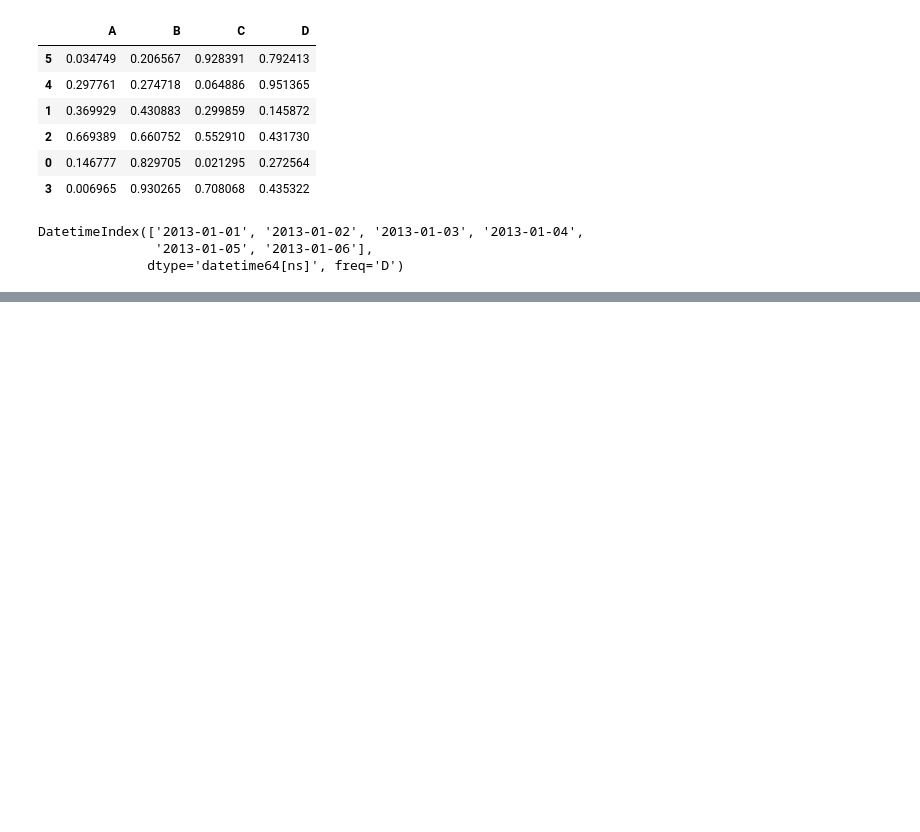
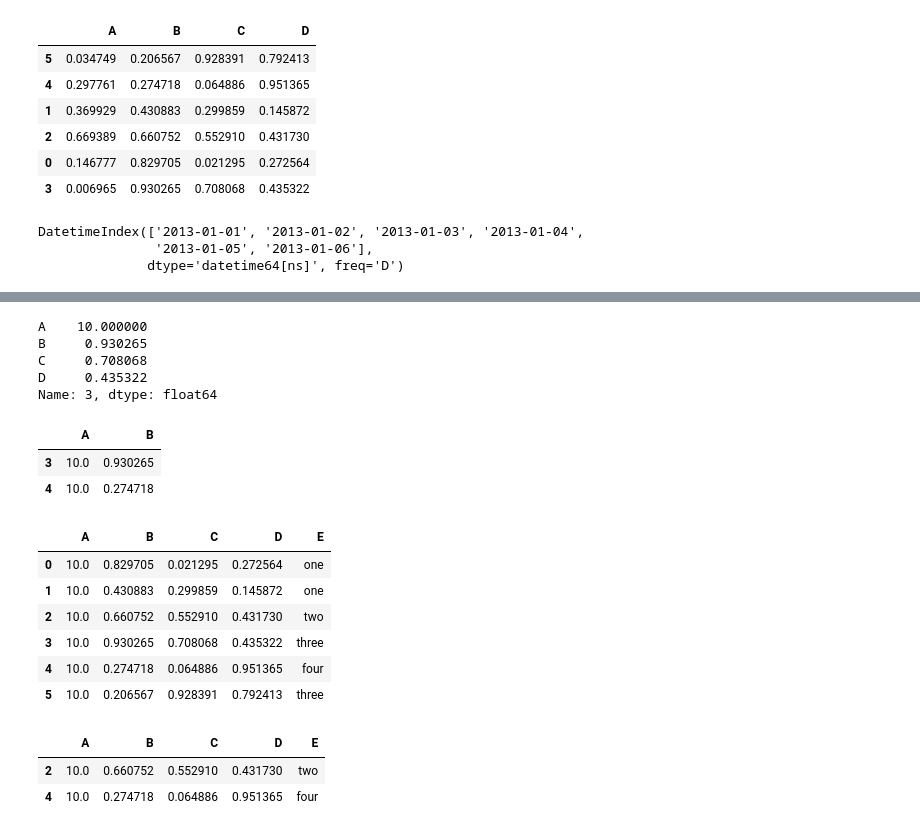
Before and after one commit to devika3370/deep-learning-notebook, a Jupyter notebook: pandas/practice.ipynb, the cells around one changed output, grey strips where cells are left out. Cells and saved outputs as stored; diff of their text form; code cells hidden in the pictures; blank space fills up the shorter version.

```diff
--- a/pandas/practice.ipynb
+++ b/pandas/practice.ipynb
@@ -142,0 +198,4 @@ DatetimeIndex(['2013-01-01', '2013-01-02', '2013-01-03', '2013-01-04',
+# %%
+# we can also set values
+df.loc[:, ["A"]] = 10
+df
@@ -142,0 +210,34 @@ DatetimeIndex(['2013-01-01', '2013-01-02', '2013-01-03', '2013-01-04',
+# %%
+# we can select by position instead of label
+# index starts at 0 so fourth row is
+df.iloc[3]
+# %% [output]
+A    10.000000
+B     0.930265
+C     0.708068
+D     0.435322
+Name: 3, dtype: float64
+# %%
+# rows, columns
+df.iloc[3:5, 0:2]
+# %% [output]
+|  | A | B |
+| 3 | 10.0 | 0.930265 |
+| 4 | 10.0 | 0.274718 |
+# %%
+df["E"] = ["one", "one", "two", "three", "four", "three"]
+df
+# %% [output]
+|  | A | B | C | D | E |
+| 0 | 10.0 | 0.829705 | 0.021295 | 0.272564 | one |
+| 1 | 10.0 | 0.430883 | 0.299859 | 0.145872 | one |
+| 2 | 10.0 | 0.660752 | 0.552910 | 0.431730 | two |
+| 3 | 10.0 | 0.930265 | 0.708068 | 0.435322 | three |
+| 4 | 10.0 | 0.274718 | 0.064886 | 0.951365 | four |
+| 5 | 10.0 | 0.206567 | 0.928391 | 0.792413 | three |
+# %%
+df[df["E"].isin(["two", "four"])]
+# %% [output]
+|  | A | B | C | D | E |
+| 2 | 10.0 | 0.660752 | 0.552910 | 0.431730 | two |
+| 4 | 10.0 | 0.274718 | 0.064886 | 0.951365 | four |
```
Also changed, not shown: parts of 8 cells of this notebook.
